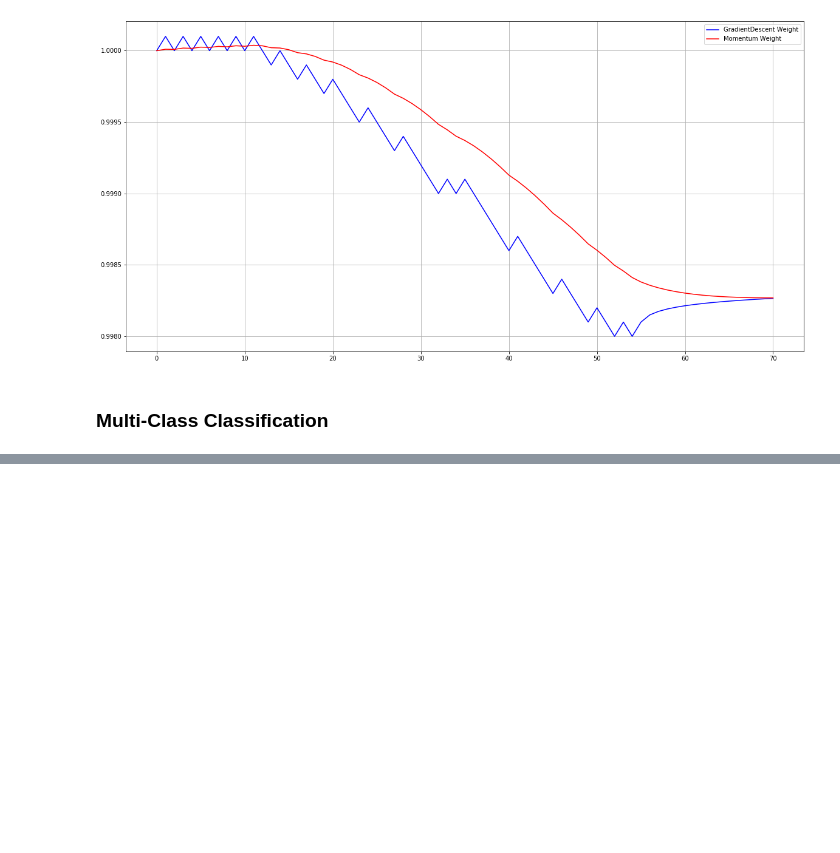
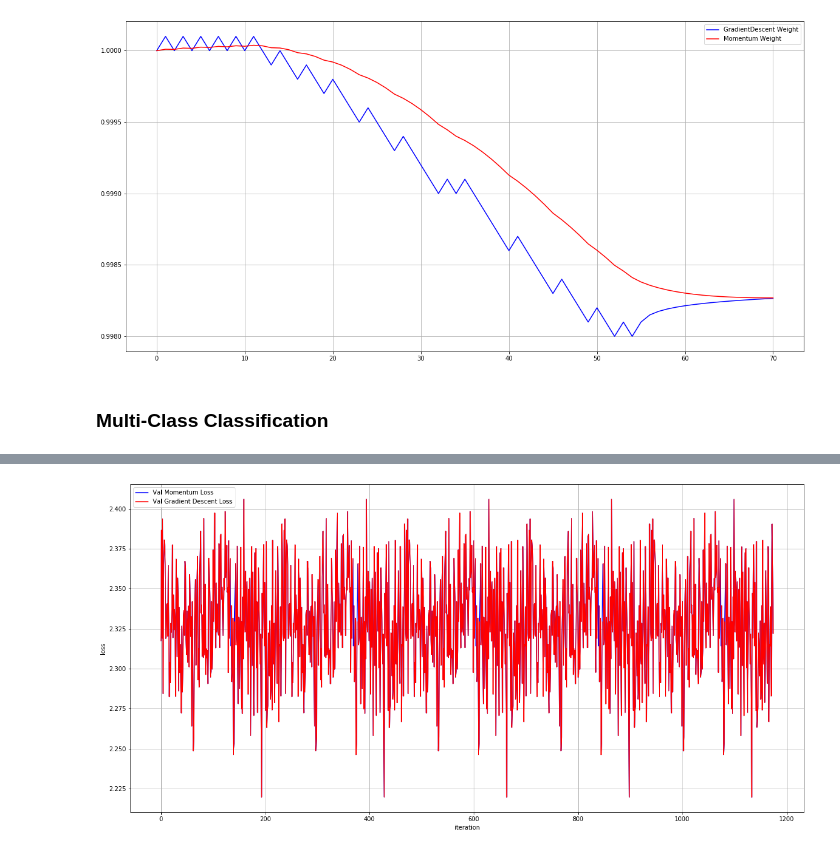
Before and after one commit to mrasyidg/simple-machine-learning, a Jupyter notebook: artificial-neural-network-algorithms/artificial-neural-network-python-implementation/ANN Jupyter Notebook Implementation for Fashion MNIST.ipynb, the cells around one changed output, grey strips where cells are left out. Drawn from its saved outputs; the diff is of its cells as text; code cells hidden in the pictures; blank space fills up the shorter version.

```diff
--- a/artificial-neural-network-algorithms/artificial-neural-network-python-implementation/ANN Jupyter Notebook Implementation for Fashion MNIST.ipynb
+++ b/artificial-neural-network-algorithms/artificial-neural-network-python-implementation/ANN Jupyter Notebook Implementation for Fashion MNIST.ipynb
@@ -211,0 +242,12 @@ NameError: name 'softmax_cross_entropy_with_logits' is not defined
+# %%
+history_mom_ravel_val = np.array(history_val_mom).ravel()
+history_gd_ravel_val = np.array(history_val_gd).ravel()
+total_iter = list(range(len(history_gd_ravel_val)))
+plt.figure(figsize=(20,10))
+plt.grid()
+plt.xlabel('iteration')
+plt.ylabel('loss')
+plt.plot(total_iter, history_mom_ravel_val, 'b', total_iter, history_gd_ravel_val, 'r')
+plt.legend(['Val Momentum Loss', 'Val Gradient Descent Loss'], loc='best')
+# %% [output]
+[figure, added]
```
Also changed, not shown: parts of 6 cells of this notebook, 1 other file.
